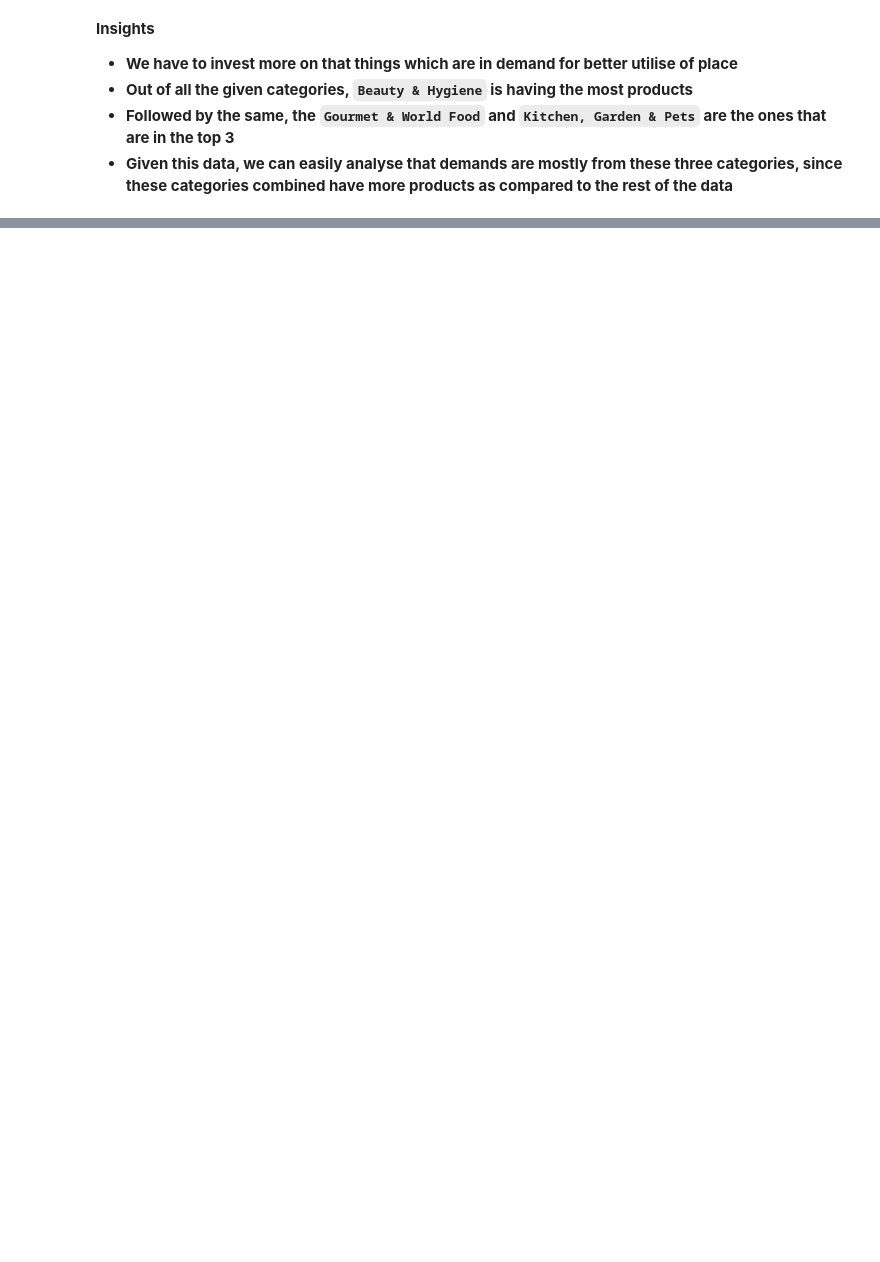
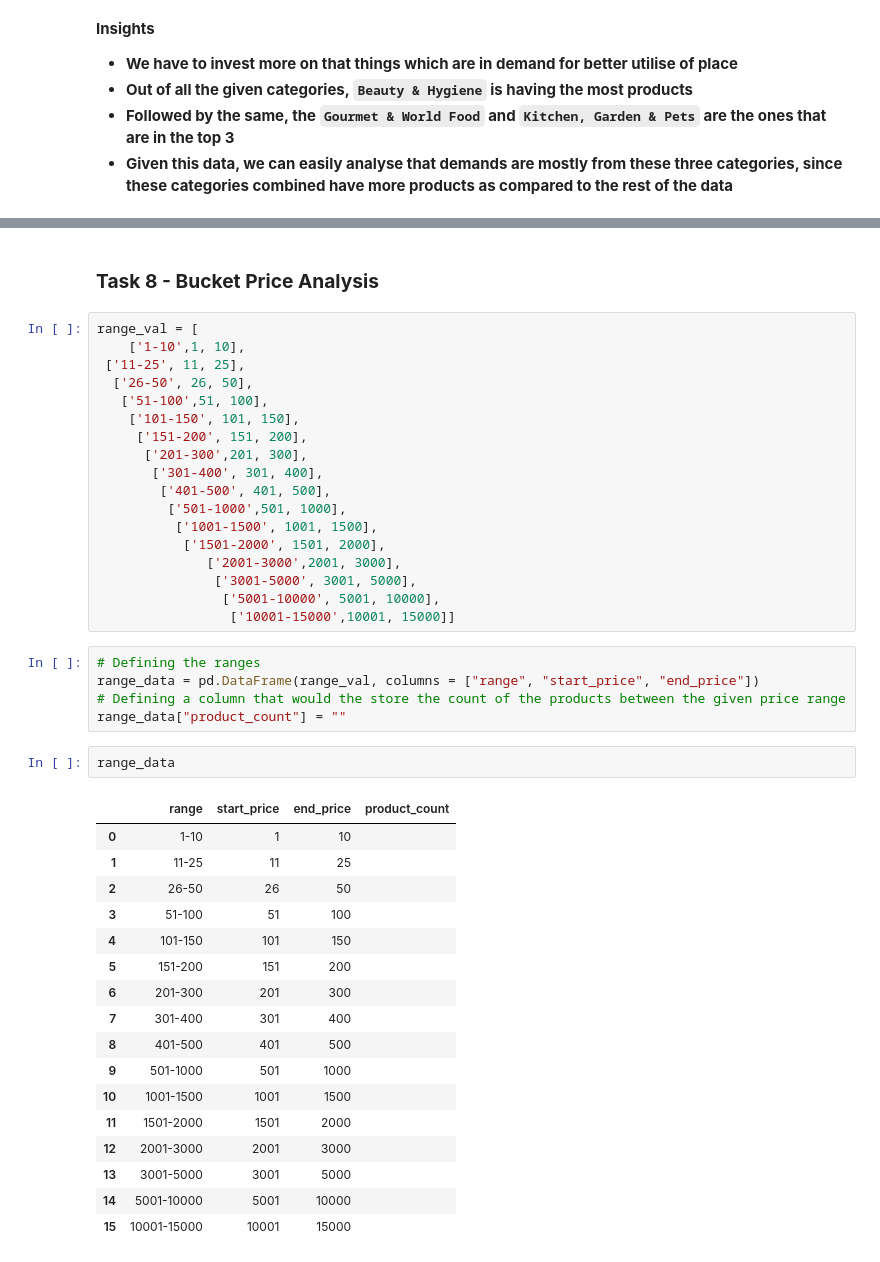
Before and after one commit to quantumhome/DataAnalysisCaseStudy, a Jupyter notebook: 31stMay_BigBasket_Dev.ipynb, the cells around one changed output, grey strips where cells are left out. Saved outputs shown, nothing was run; the diff lists cells and outputs as text; blank space fills up the shorter version.

```diff
--- a/31stMay_BigBasket_Dev.ipynb
+++ b/31stMay_BigBasket_Dev.ipynb
@@ -198,0 +466,45 @@ fig.show()
+# %% [markdown]
+### **Task 8 - Bucket Price Analysis**
+# %%
+range_val = [
+    ['1-10',1, 10],
+ ['11-25', 11, 25],
+  ['26-50', 26, 50],
+   ['51-100',51, 100],
+    ['101-150', 101, 150],
+     ['151-200', 151, 200],
+      ['201-300',201, 300],
+       ['301-400', 301, 400],
+        ['401-500', 401, 500],
+         ['501-1000',501, 1000],
+          ['1001-1500', 1001, 1500],
+           ['1501-2000', 1501, 2000],
+              ['2001-3000',2001, 3000],
+               ['3001-5000', 3001, 5000],
+                ['5001-10000', 5001, 10000],
+                 ['10001-15000',10001, 15000]]
+# %%
+# Defining the ranges
+range_data = pd.DataFrame(range_val, columns = ["range", "start_price", "end_price"])
+# Defining a column that would the store the count of the products between the given price range
+range_data["product_count"] = ""
+# %%
+range_data
+# %% [output]
+|  | range | start_price | end_price | product_count |
+| 0 | 1-10 | 1 | 10 |  |
+| 1 | 11-25 | 11 | 25 |  |
+| 2 | 26-50 | 26 | 50 |  |
+| 3 | 51-100 | 51 | 100 |  |
+| 4 | 101-150 | 101 | 150 |  |
+| 5 | 151-200 | 151 | 200 |  |
+| 6 | 201-300 | 201 | 300 |  |
+| 7 | 301-400 | 301 | 400 |  |
+| 8 | 401-500 | 401 | 500 |  |
+| 9 | 501-1000 | 501 | 1000 |  |
+| 10 | 1001-1500 | 1001 | 1500 |  |
+| 11 | 1501-2000 | 1501 | 2000 |  |
+| 12 | 2001-3000 | 2001 | 3000 |  |
+| 13 | 3001-5000 | 3001 | 5000 |  |
+| 14 | 5001-10000 | 5001 | 10000 |  |
+| 15 | 10001-15000 | 10001 | 15000 |  |
```
Also changed, not shown: parts of 79 cells of this notebook.
